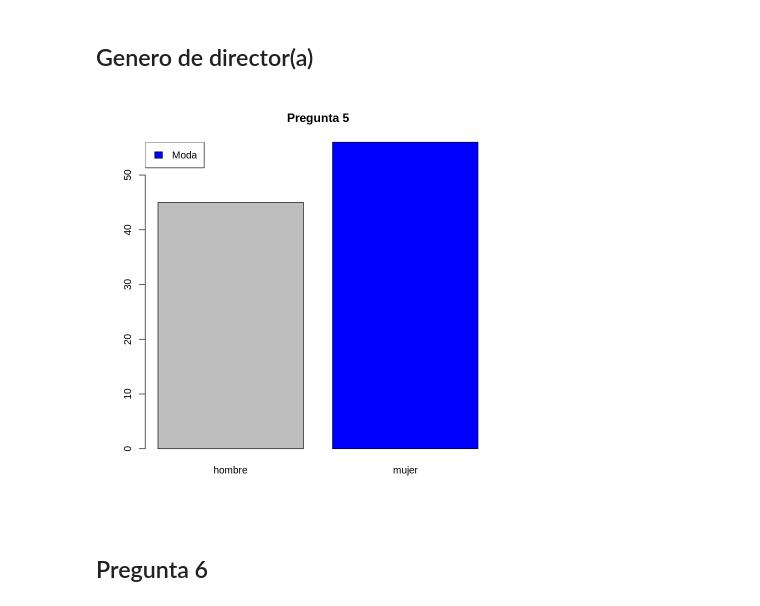
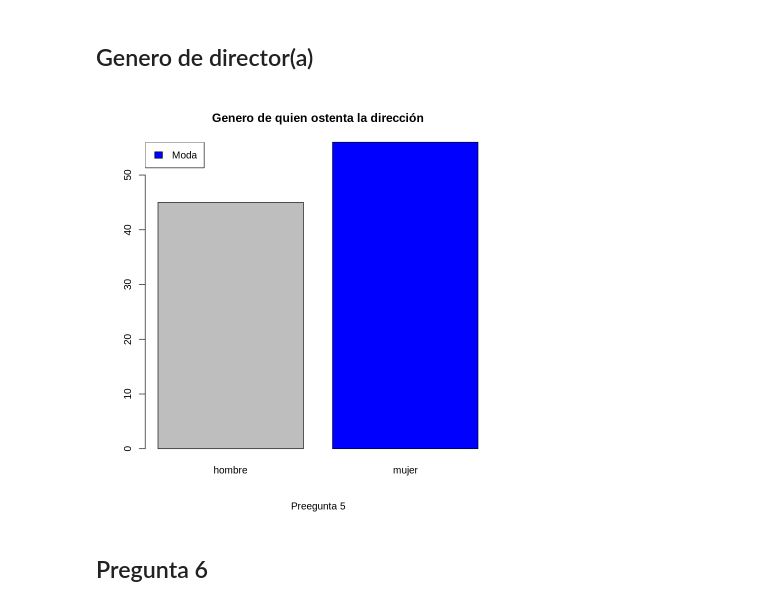
Before and after one commit to Taz-Ricardo/Validacion, a Jupyter notebook: Codigos validacion.ipynb, the cells around one changed output. Saved outputs shown, nothing was run; the diff lists cells and outputs as text; code cells hidden in the pictures.

```diff
--- a/Codigos validacion.ipynb
+++ b/Codigos validacion.ipynb
@@ -277,10 +289,10 @@ legend("topright", "Moda", fill = 4)
 # %% [markdown]
 ## Genero de director(a)
 # %%
-barplot(table(datos[,5]),main = "Pregunta 5", col = c(rep("gray", 1),4))
+barplot(table(datos[,5]),main = "Genero de quien ostenta la dirección", col = c(rep("gray", 1),4), sub='Preegunta 5')
 legend("topleft", "Moda", fill = 4)
 # %% [output]
-[figure, old version]
+[figure, new version]
 # %% [markdown]
 ## Pregunta 6
 # %% [markdown]
```
Also changed, not shown: parts of 117 cells of this notebook, 6 other files.
